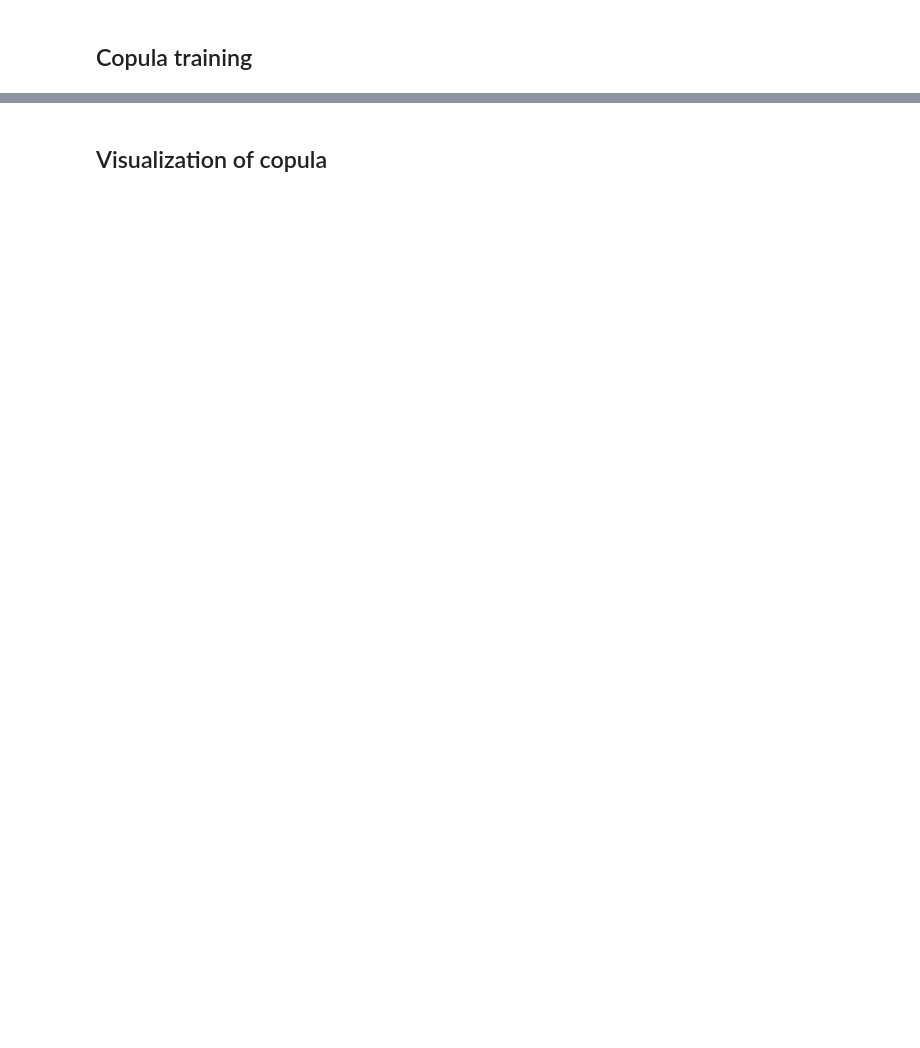
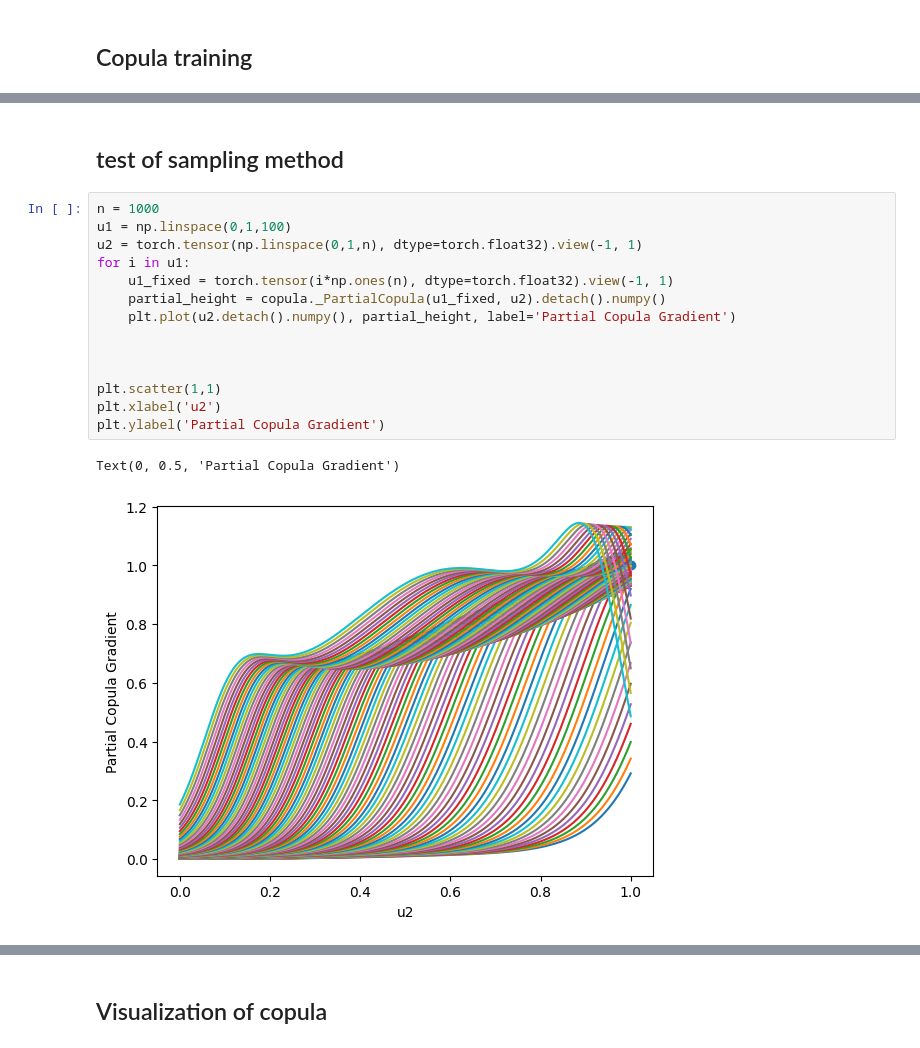
Before and after one commit to JohanHerbert/ThesisWork, a Jupyter notebook: FullNC.ipynb, the cells around one changed output, grey strips where cells are left out. Saved outputs shown, nothing was run; the diff lists cells and outputs as text; blank space fills up the shorter version.

```diff
--- a/FullNC.ipynb
+++ b/FullNC.ipynb
@@ -546,0 +1291,19 @@ Epoch 4500, Loss: 2.0436761379241943, Losses: L1: -0.24499298632144928, L2: 0.0,
+# %% [markdown]
+## test of sampling method
+# %%
+n = 1000
+u1 = np.linspace(0,1,100)
+u2 = torch.tensor(np.linspace(0,1,n), dtype=torch.float32).view(-1, 1)
+for i in u1:
+    u1_fixed = torch.tensor(i*np.ones(n), dtype=torch.float32).view(-1, 1)
+    partial_height = copula._PartialCopula(u1_fixed, u2).detach().numpy()
+    plt.plot(u2.detach().numpy(), partial_height, label='Partial Copula Gradient')
+
+
+
+plt.scatter(1,1)
+plt.xlabel('u2')
+plt.ylabel('Partial Copula Gradient')
+# %% [output]
+Text(0, 0.5, 'Partial Copula Gradient')
+[figure, added]
```
Also changed, not shown: parts of 34 cells of this notebook, 18 other files.
